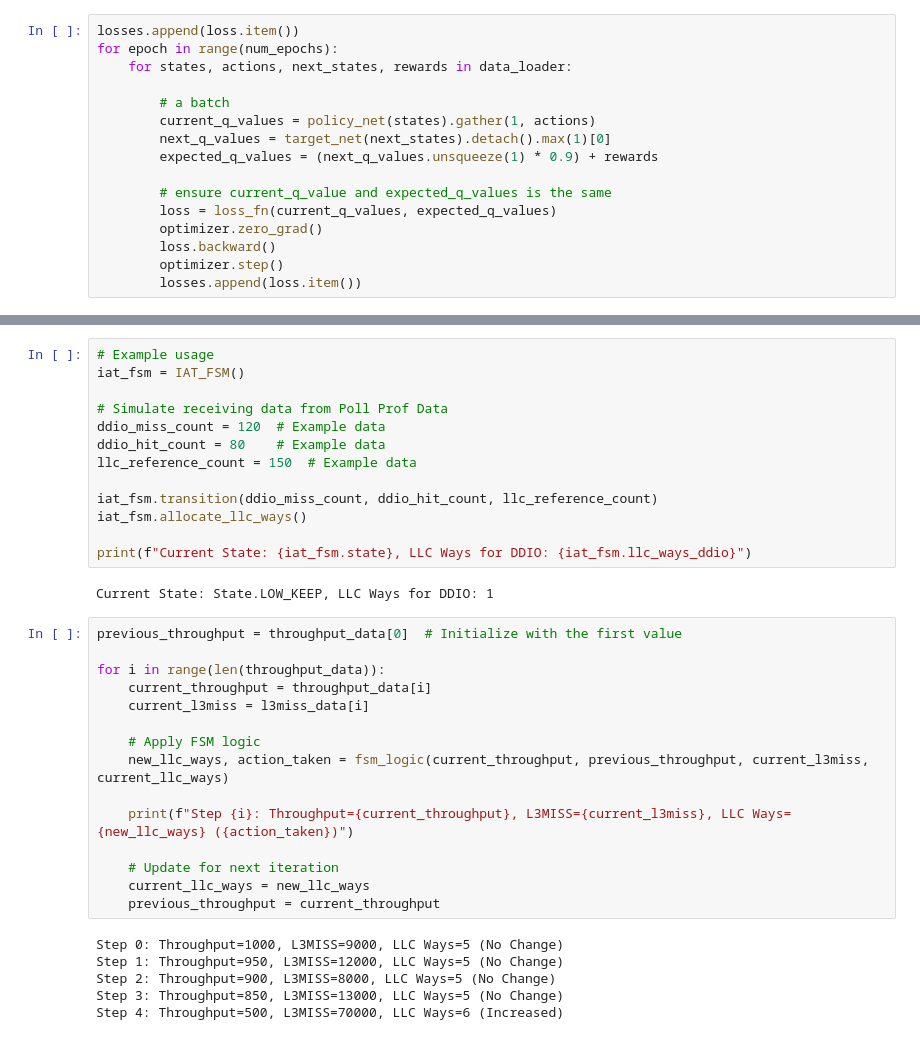
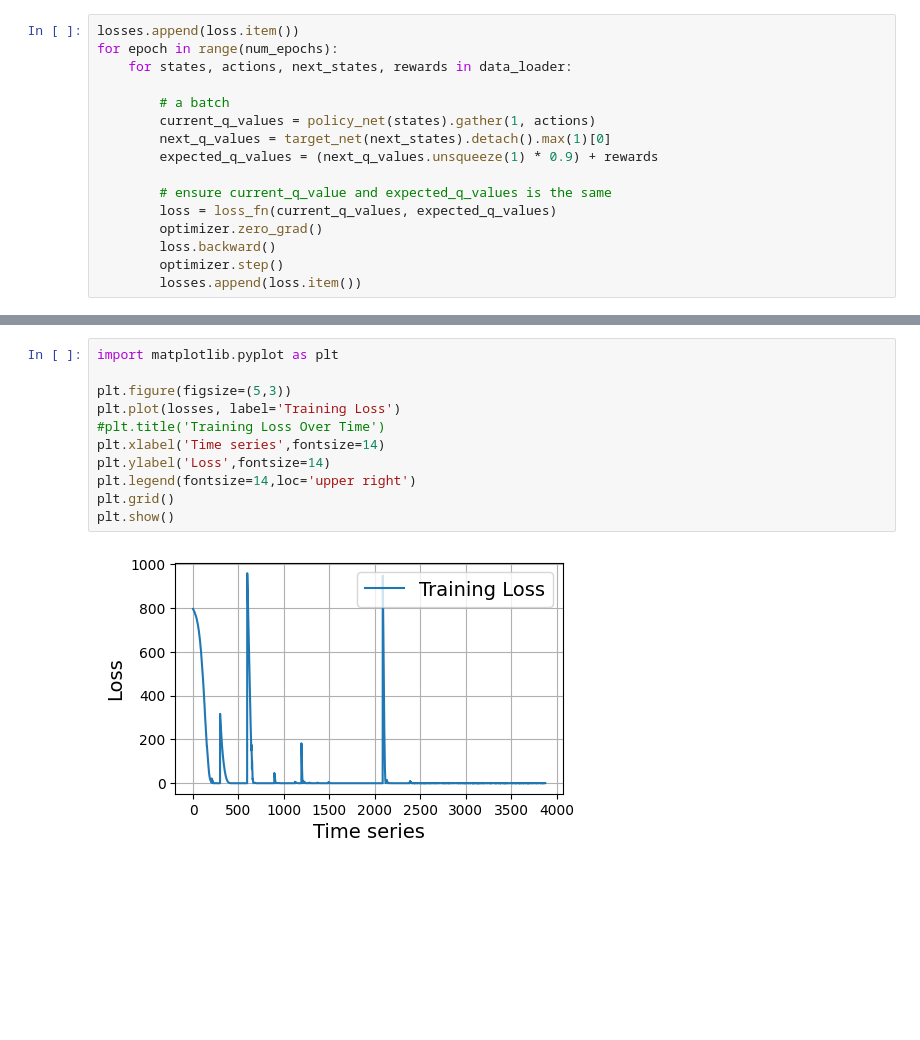
Before and after one commit to MapleWithered/resource_contention, a Jupyter notebook: DRL_framework/DDQN-offline.ipynb, the cells around one changed output, grey strips where cells are left out. Drawn from its saved outputs; the diff is of its cells as text; blank space fills up the shorter version.

```diff
--- a/DRL_framework/DDQN-offline.ipynb
+++ b/DRL_framework/DDQN-offline.ipynb
@@ -467,36 +330,13 @@ class IAT_FSM:
-# %%
-# Example usage
-iat_fsm = IAT_FSM()
-
-# Simulate receiving data from Poll Prof Data
-ddio_miss_count = 120  # Example data
-ddio_hit_count = 80    # Example data
-llc_reference_count = 150  # Example data
-
-iat_fsm.transition(ddio_miss_count, ddio_hit_count, llc_reference_count)
-iat_fsm.allocate_llc_ways()
-
-print(f"Current State: {iat_fsm.state}, LLC Ways for DDIO: {iat_fsm.llc_ways_ddio}")
-# %% [output]
-Current State: State.LOW_KEEP, LLC Ways for DDIO: 1
-# %%
-previous_throughput = throughput_data[0]  # Initialize with the first value
-
-for i in range(len(throughput_data)):
-    current_throughput = throughput_data[i]
-    current_l3miss = l3miss_data[i]
-
-    # Apply FSM logic
-    new_llc_ways, action_taken = fsm_logic(current_throughput, previous_throughput, current_l3miss, current_llc_ways)
-
-    print(f"Step {i}: Throughput={current_throughput}, L3MISS={current_l3miss}, LLC Ways={new_llc_ways} ({action_taken})")
-
-    # Update for next iteration
-    current_llc_ways = new_llc_ways
-    previous_throughput = current_throughput
-# %% [output]
-Step 0: Throughput=1000, L3MISS=9000, LLC Ways=5 (No Change)
-Step 1: Throughput=950, L3MISS=12000, LLC Ways=5 (No Change)
-Step 2: Throughput=900, L3MISS=8000, LLC Ways=5 (No Change)
-Step 3: Throughput=850, L3MISS=13000, LLC Ways=5 (No Change)
-Step 4: Throughput=500, L3MISS=70000, LLC Ways=6 (Increased)
+# %%
+import matplotlib.pyplot as plt
+
+plt.figure(figsize=(5,3))
+plt.plot(losses, label='Training Loss')
+#plt.title('Training Loss Over Time')
+plt.xlabel('Time series',fontsize=14)
+plt.ylabel('Loss',fontsize=14)
+plt.legend(fontsize=14,loc='upper right')
+plt.grid()
+plt.show()
+# %% [output]
+[figure, added]
```
Also changed, not shown: parts of 20 cells of this notebook.
